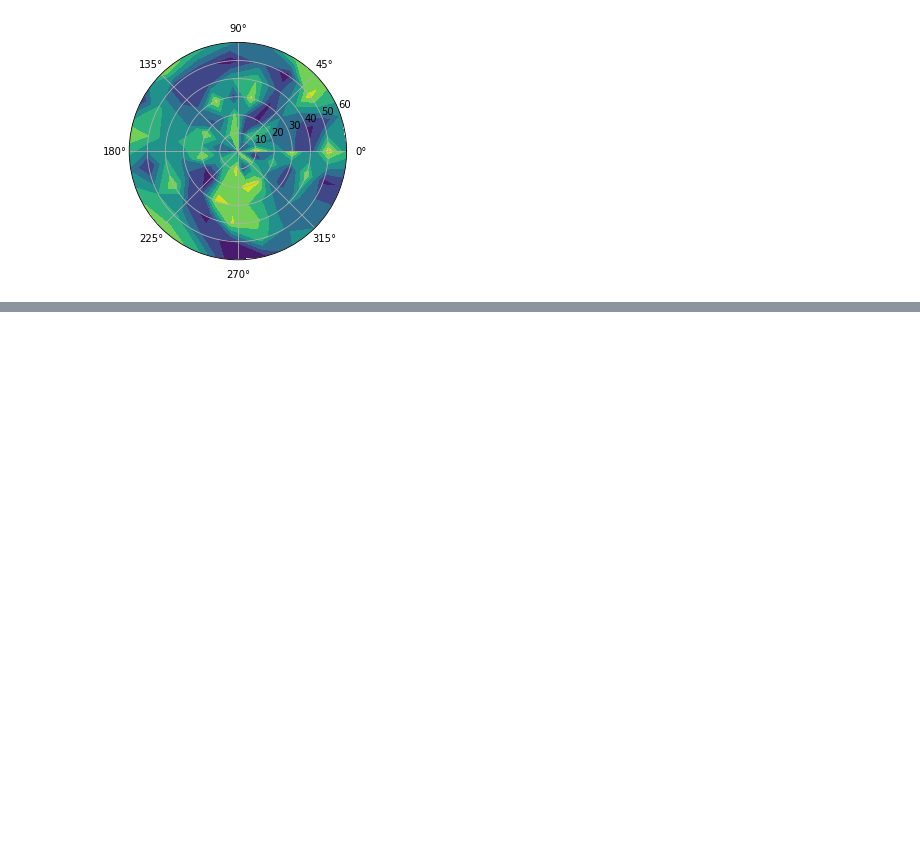
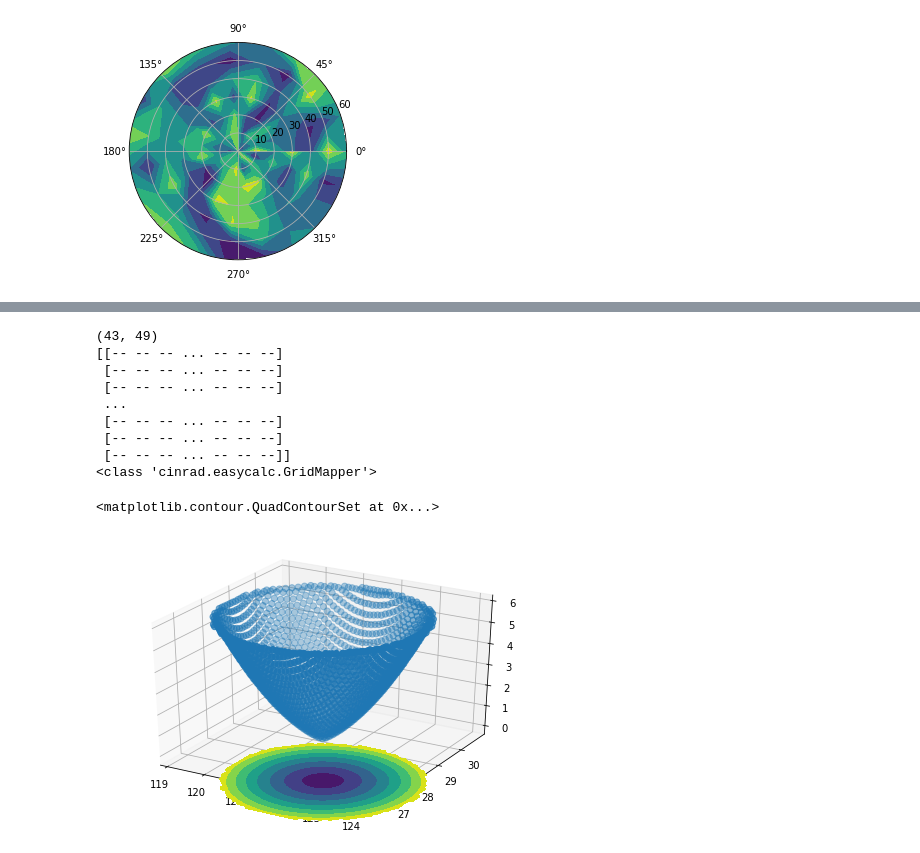
Before and after one commit to liyuan3970/study_demo, a Jupyter notebook: met_plot/rader/pup/test_demo.ipynb, the cells around one changed output, grey strips where cells are left out. Saved outputs shown, nothing was run; the diff lists cells and outputs as text; code cells hidden in the pictures; blank space fills up the shorter version.

```diff
--- a/met_plot/rader/pup/test_demo.ipynb
+++ b/met_plot/rader/pup/test_demo.ipynb
@@ -283,0 +431,52 @@ plt.show()
+# %%
+import cinrad
+%matplotlib inline
+import numpy as np
+import matplotlib.pyplot as plt
+from cinrad.visualize import PPI
+f = cinrad.io.CinradReader('Z_RADR_I_Z9576_20190810000600_O_DOR_SA_CAP.bin.bz2')
+tilt_number = 0
+data_radius = 230
+data_dtype = 'REF' # stands for reflectivity
+r = f.get_data(tilt_number, data_radius, data_dtype)
+height = r.height
+r.data = height
+v = []
+v.append(r)
+f =cinrad.easycalc.GridMapper(v)
+grid = f(0.1)
+lon = grid.lon
+print(lon.shape)
+lat = grid.lat
+print(grid.data)
+print(type(f))
+# PPI(grid)
+data = grid.data
+
+f1 = cinrad.io.CinradReader('Z_RADR_I_Z9576_20190810000600_O_DOR_SA_CAP.bin.bz2')
+r1 = f1.get_data(tilt_number, data_radius, data_dtype)
+v1 = []
+v1.append(r)
+f2 =cinrad.easycalc.GridMapper(v1)
+grid1 = f2(0.1)
+data1 = grid1.data
+
+from mpl_toolkits.mplot3d import Axes3D
+fig = plt.figure()
+# 创建3d图形的两种方式
+ax = Axes3D(fig)
+ax.scatter(lon, lat,data,cmap='jet', s=40,
+             label='Points')
+ax.contourf(lon,lat,data1,zdir='z',offset=-2)
+# %% [output]
+(43, 49)
+[[-- -- -- ... -- -- --]
+ [-- -- -- ... -- -- --]
+ [-- -- -- ... -- -- --]
+ ...
+ [-- -- -- ... -- -- --]
+ [-- -- -- ... -- -- --]
+ [-- -- -- ... -- -- --]]
+<class 'cinrad.easycalc.GridMapper'>
+<matplotlib.contour.QuadContourSet at 0x...>
+[figure, added]
```
Also changed, not shown: parts of 4 cells of this notebook, 3 other files.
